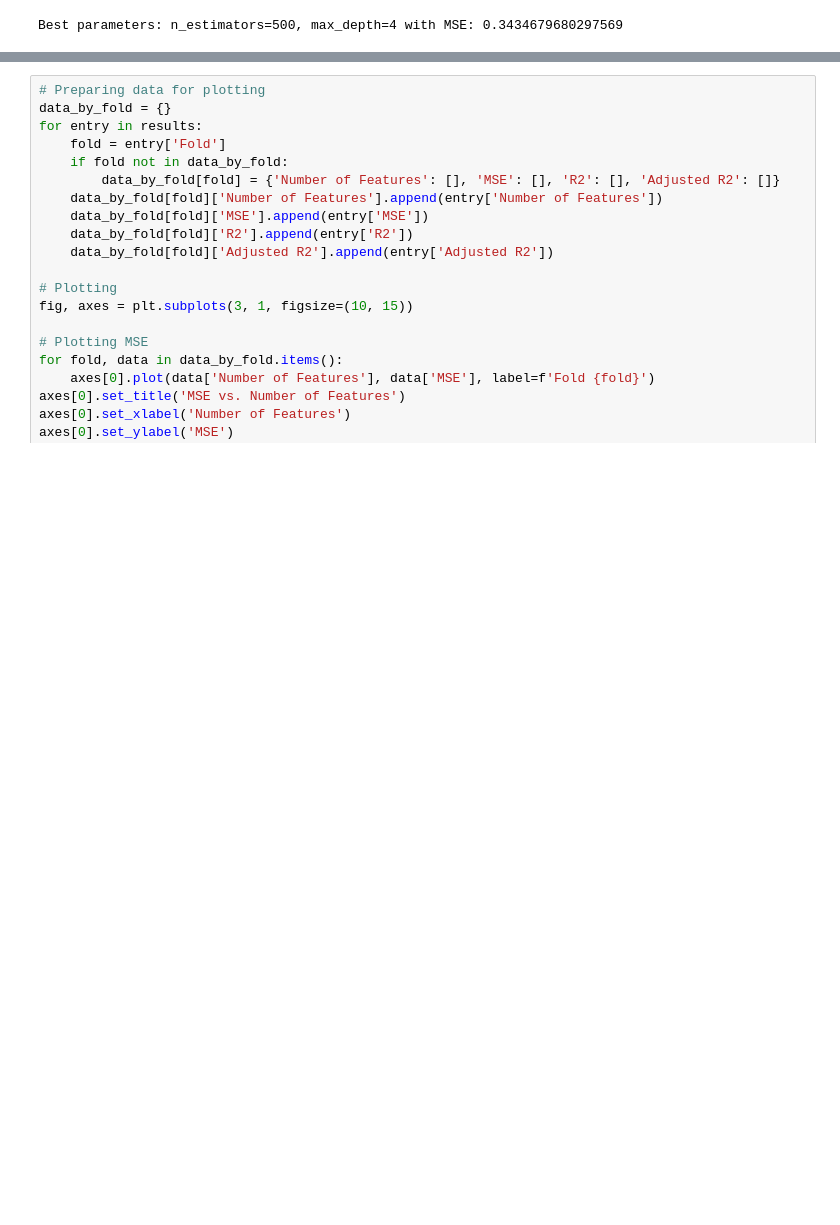
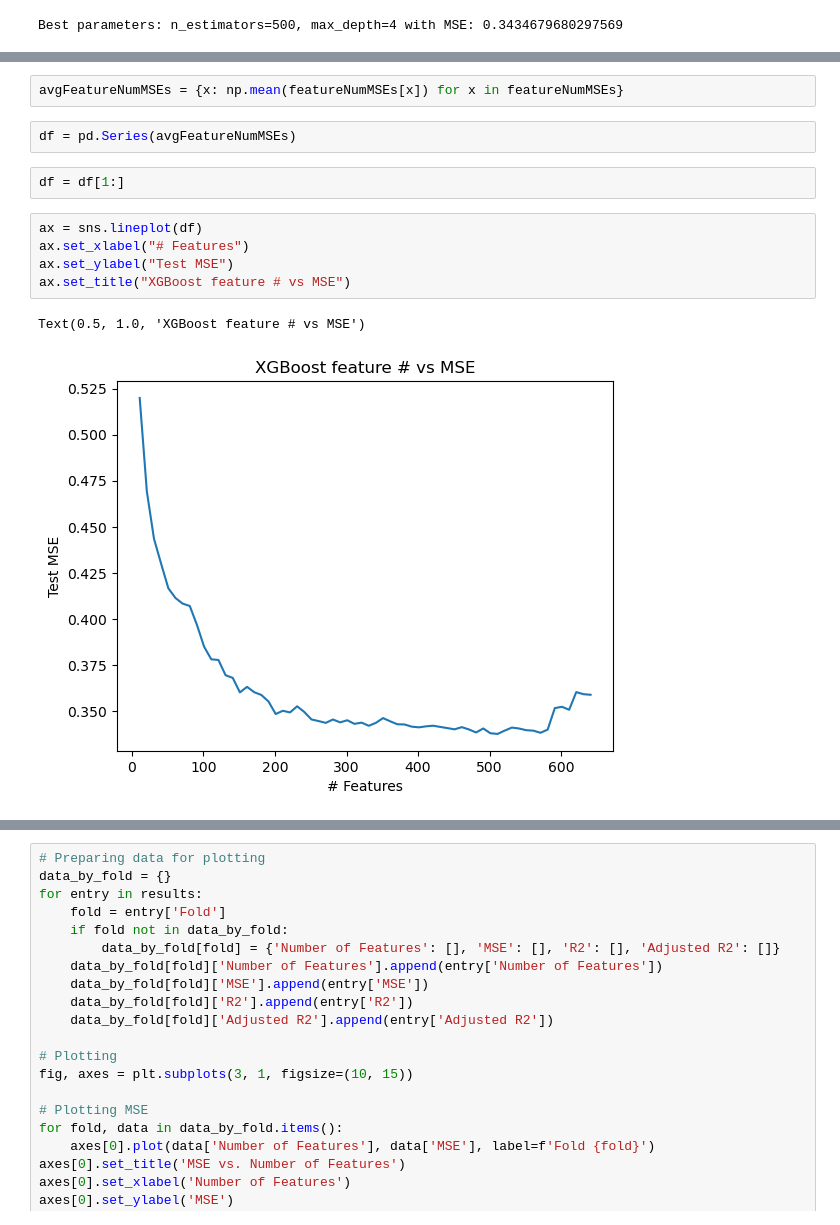
Before and after one commit to KingJMS1/JMT6366Project, a Jupyter notebook: XGBoost.ipynb, the cells around one changed output, grey strips where cells are left out. Saved outputs shown, nothing was run; the diff lists cells and outputs as text; blank space fills up the shorter version.

Commit message:
Basic KNN, XGBoost models

```diff
--- a/XGBoost.ipynb
+++ b/XGBoost.ipynb
@@ -169,0 +105,14 @@ Thresh=0.0010072, n=213, Mean Squared Error: 0.3747, R-Squared: 0.7176, Adj-R-Sq
+# %%
+avgFeatureNumMSEs = {x: np.mean(featureNumMSEs[x]) for x in featureNumMSEs}
+# %%
+df = pd.Series(avgFeatureNumMSEs)
+# %%
+df = df[1:]
+# %%
+ax = sns.lineplot(df)
+ax.set_xlabel("# Features")
+ax.set_ylabel("Test MSE")
+ax.set_title("XGBoost feature # vs MSE")
+# %% [output]
+Text(0.5, 1.0, 'XGBoost feature # vs MSE')
+[figure, added]
```
Also changed, not shown: parts of 23 cells of this notebook, 1 other file.
